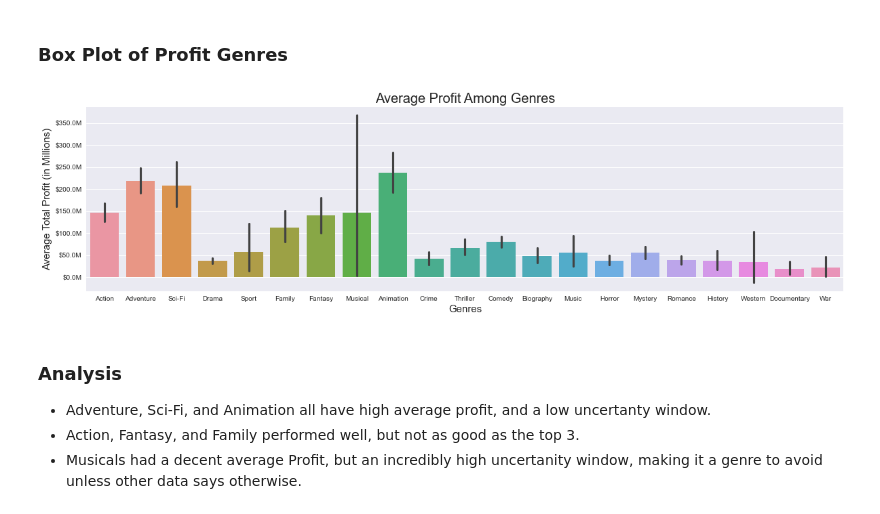
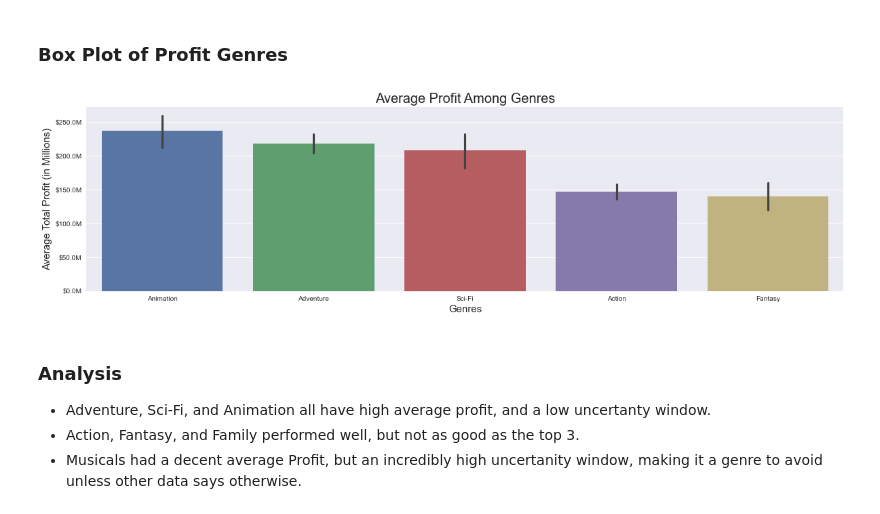
Before and after one commit to jxn628/dsc-phase-1-project, a Jupyter notebook: student.ipynb, the cells around one changed output. Saved outputs shown, nothing was run; the diff lists cells and outputs as text; code cells hidden in the pictures.

```diff
--- a/student.ipynb
+++ b/student.ipynb
@@ -688,23 +688,28 @@ loss_df.describe()
 Note: Since a movie can have multiple genres, I will do value counts for each of the 3 genre columns, and then do value counts to determine how many times each genre is associated with each dataset.
 # %% [markdown]
 ### Box Plot of Profit Genres
+# %%
+recommended_genres = ['Animation','Adventure', 'Sci-Fi','Action','Fantasy' ]
+genre_order = recent_data.groupby('genres_list')['total_profit'].mean().sort_values(ascending=False)
+genre_order = genre_order.loc[recommended_genres].index
 # %%
 #This plots the genres for 2000 - 2010
 #source- Office Hours 10/12 6:30PM
 
 fig, ax = plt.subplots(figsize=(20,5))
-p = sns.barplot(data=recent_data, x='genres_list', y='total_profit' );
+p = sns.barplot(data=recent_data, x='genres_list', y='total_profit', order=genre_order, ci=68 );
+
 
 p.set_xlabel("Genres", fontsize = 15)
 p.set_ylabel("Average Total Profit (in Millions)", fontsize = 15)
 p.yaxis.set_major_formatter(display_millions)
 p.set_title("Average Profit Among Genres", fontsize = 20)
 plt.figsize=(30,20)
 plt.savefig('images/project_1_bar_4')
 
 plt.show();
 # %% [output]
-[figure, old version]
+[figure, new version]
 # %% [markdown]
 ### Analysis
 - Adventure, Sci-Fi, and Animation all have high average profit, and a low uncertanty window.
```
Also changed, not shown: parts of 10 cells of this notebook.
